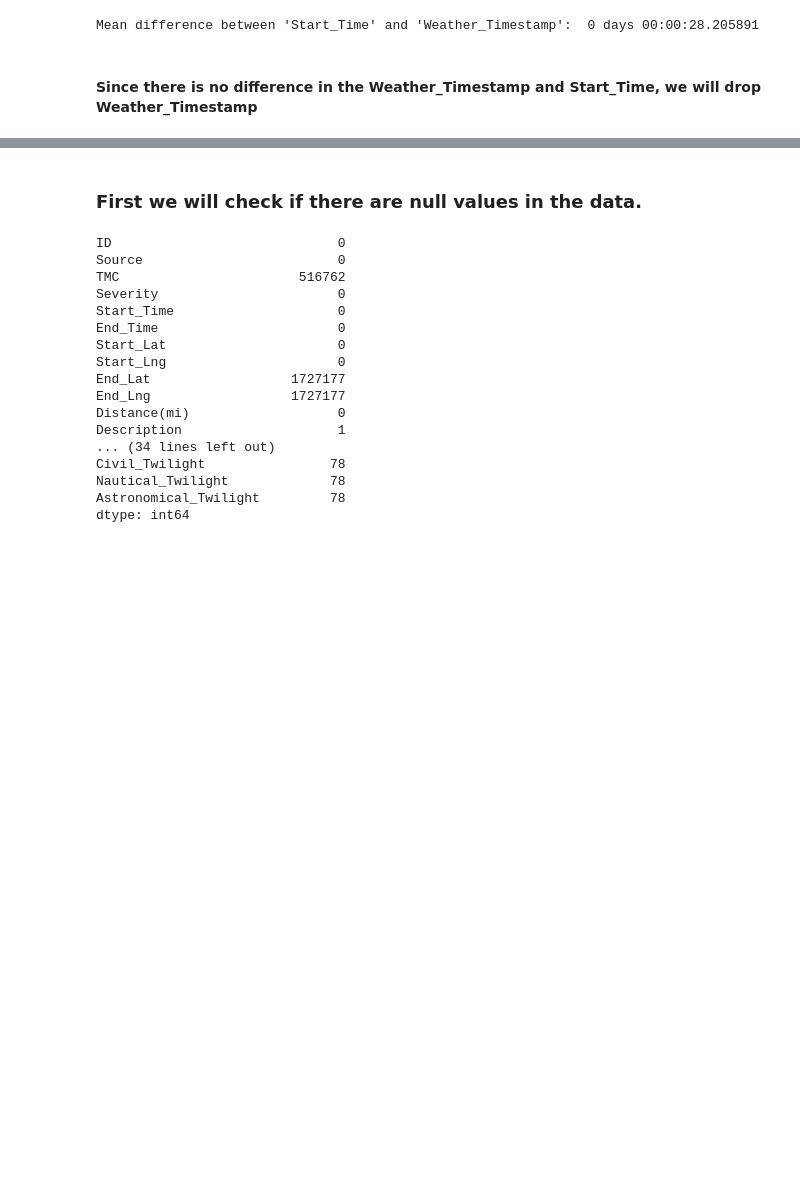
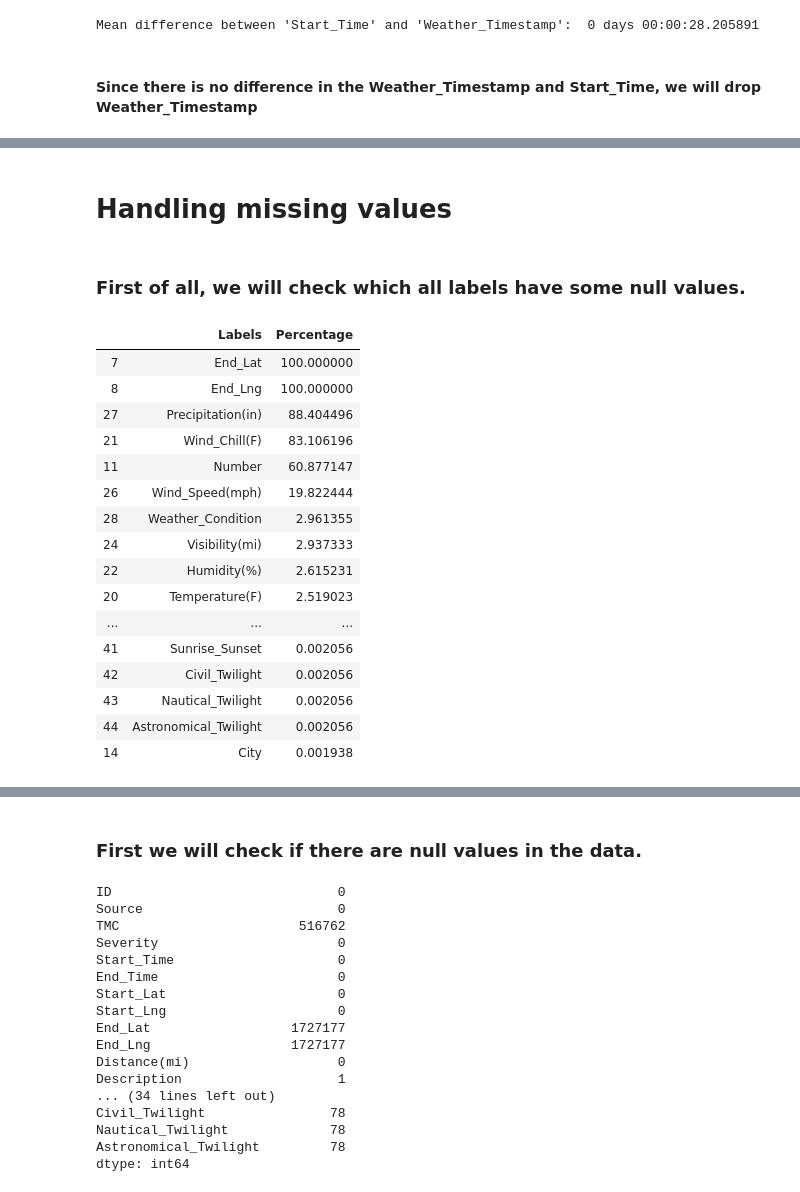
Before and after one commit to rahulmnair1997/US-Accidents-Data-Analysis, a Jupyter notebook: US-accidents.ipynb, the cells around one changed output, grey strips where cells are left out. Saved outputs shown, nothing was run; the diff lists cells and outputs as text; code cells hidden in the pictures; blank space fills up the shorter version.

Commit message:
handling missing values

```diff
--- a/US-accidents.ipynb
+++ b/US-accidents.ipynb
@@ -222,3 +223,31 @@ KeyError: "['Weather_Timestamp'] not found in axis"
 map_quest['year'] = map_quest['Start_Time'].dt.year
 map_quest['month'] = map_quest['Start_Time'].dt.month
 map_quest['minute'] = map_quest['Start_Time'].dt.minute + (map_quest['Start_Time'].dt.hour * 60.0)
+# %% [markdown]
+# Handling missing values
+# %% [markdown]
+### First of all, we will check which all labels have some null values.
+# %%
+# missing value percentage calculation
+missing = pd.DataFrame(map_quest.isnull().sum()).reset_index()
+missing.columns = ['Labels', 'Percentage']
+missing['Percentage'] = missing['Percentage'].apply(lambda x: (x/map_quest.shape[0])*100)
+missing.loc[missing['Percentage'] > 0, :].sort_values(by=['Percentage'], ascending=False)
+# %% [output]
+|  | Labels | Percentage |
+| 7 | End_Lat | 100.000000 |
+| 8 | End_Lng | 100.000000 |
+| 27 | Precipitation(in) | 88.404496 |
+| 21 | Wind_Chill(F) | 83.106196 |
+| 11 | Number | 60.877147 |
+| 26 | Wind_Speed(mph) | 19.822444 |
+| 28 | Weather_Condition | 2.961355 |
+| 24 | Visibility(mi) | 2.937333 |
+| 22 | Humidity(%) | 2.615231 |
+| 20 | Temperature(F) | 2.519023 |
+| ... | ... | ... |
+| 41 | Sunrise_Sunset | 0.002056 |
+| 42 | Civil_Twilight | 0.002056 |
+| 43 | Nautical_Twilight | 0.002056 |
+| 44 | Astronomical_Twilight | 0.002056 |
+| 14 | City | 0.001938 |
```
Also changed, not shown: parts of 11 cells of this notebook.
